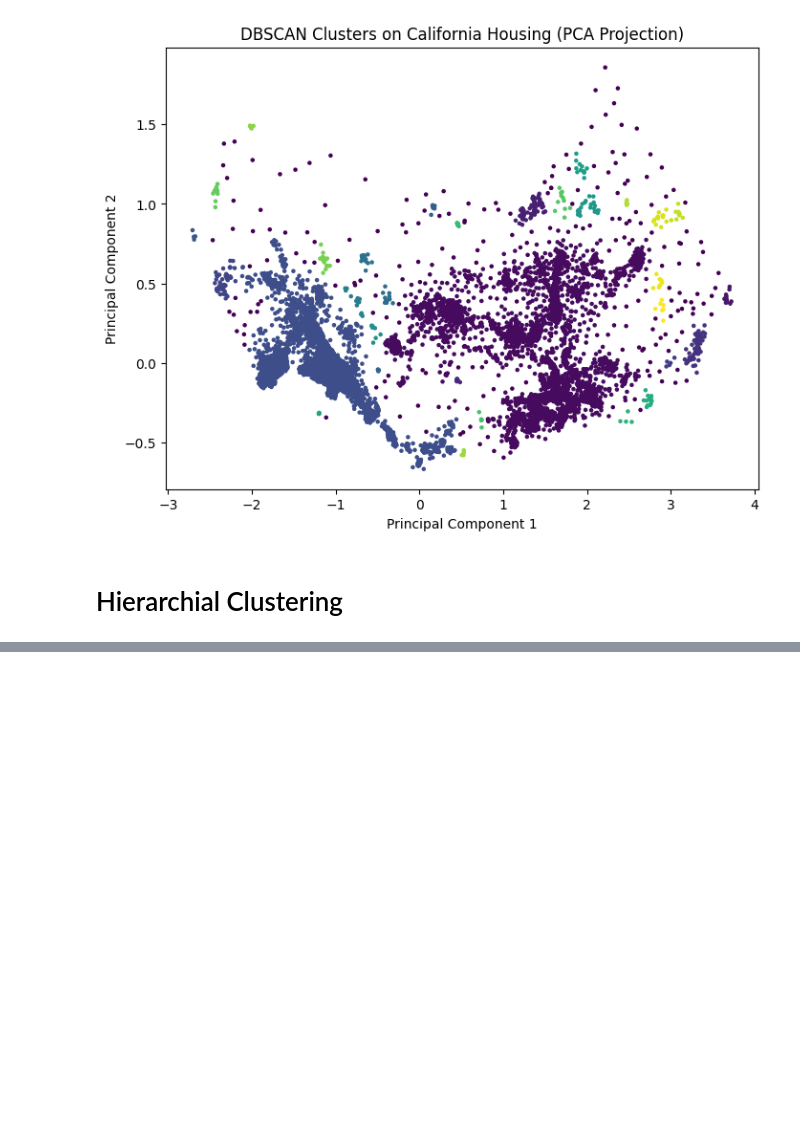
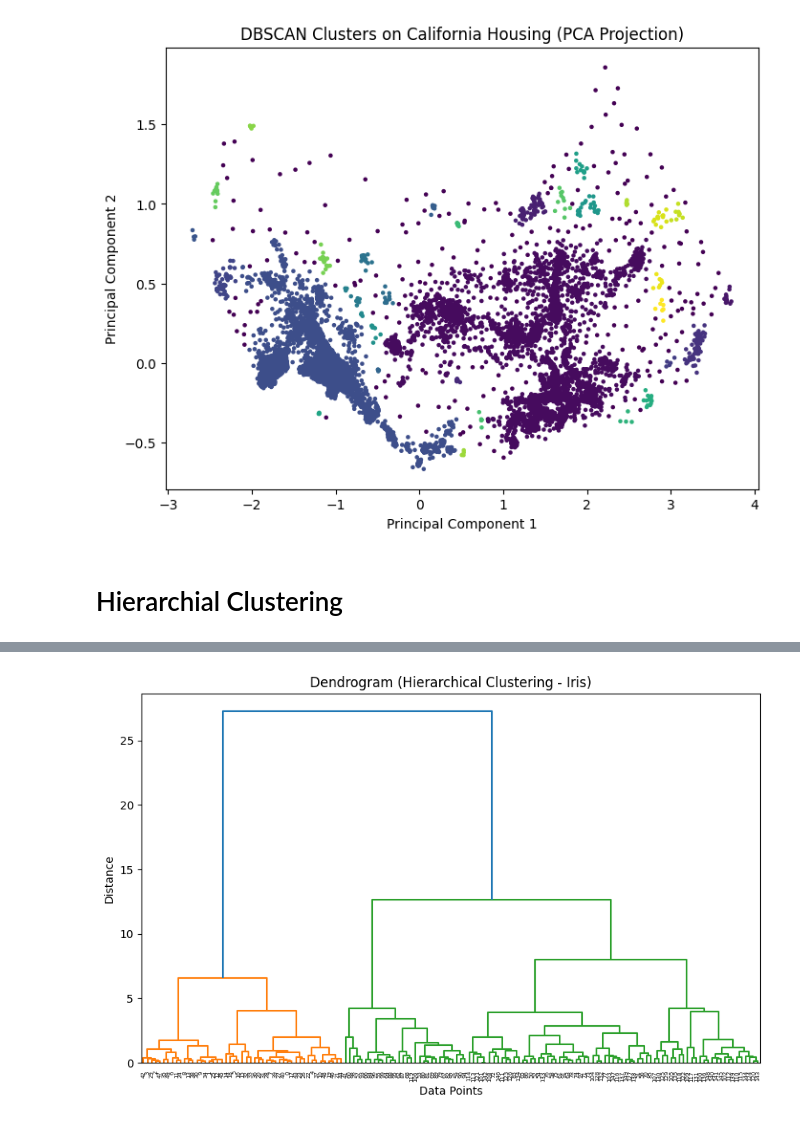
Before and after one commit to AromalDileep/traditional_ml, a Jupyter notebook: notebooks/10_unsupervised_learning.ipynb, the cells around one changed output, grey strips where cells are left out. Cells and saved outputs as stored; diff of their text form; code cells hidden in the pictures; blank space fills up the shorter version.

```diff
--- a/notebooks/10_unsupervised_learning.ipynb
+++ b/notebooks/10_unsupervised_learning.ipynb
@@ -1483,3 +1483,17 @@ Defines how distance between clusters is measured:
 * Best for small datasets and exploratory analysis
 
 ---
+# %%
+from sklearn.datasets import load_iris
+from sklearn.preprocessing import StandardScaler
+from scipy.cluster.hierarchy import linkage
+
+# Load dataset
+X = load_iris().data
+
+# Scale features (important for distance-based clustering)
+scaler = StandardScaler()
+X_scaled = scaler.fit_transform(X)
+
+# Perform hierarchical clustering (agglomerative)
+Z = linkage(X_scaled, method="ward")
@@ -1485,0 +1530,12 @@ Defines how distance between clusters is measured:
+# %%
+from scipy.cluster.hierarchy import dendrogram
+import matplotlib.pyplot as plt
+
+plt.figure(figsize=(10, 6))
+dendrogram(Z)
+plt.title("Dendrogram (Hierarchical Clustering - Iris)")
+plt.xlabel("Data Points")
+plt.ylabel("Distance")
+plt.show()
+# %% [output]
+[figure, added]
```
Also changed, not shown: parts of 35 cells of this notebook, 7 other files.
